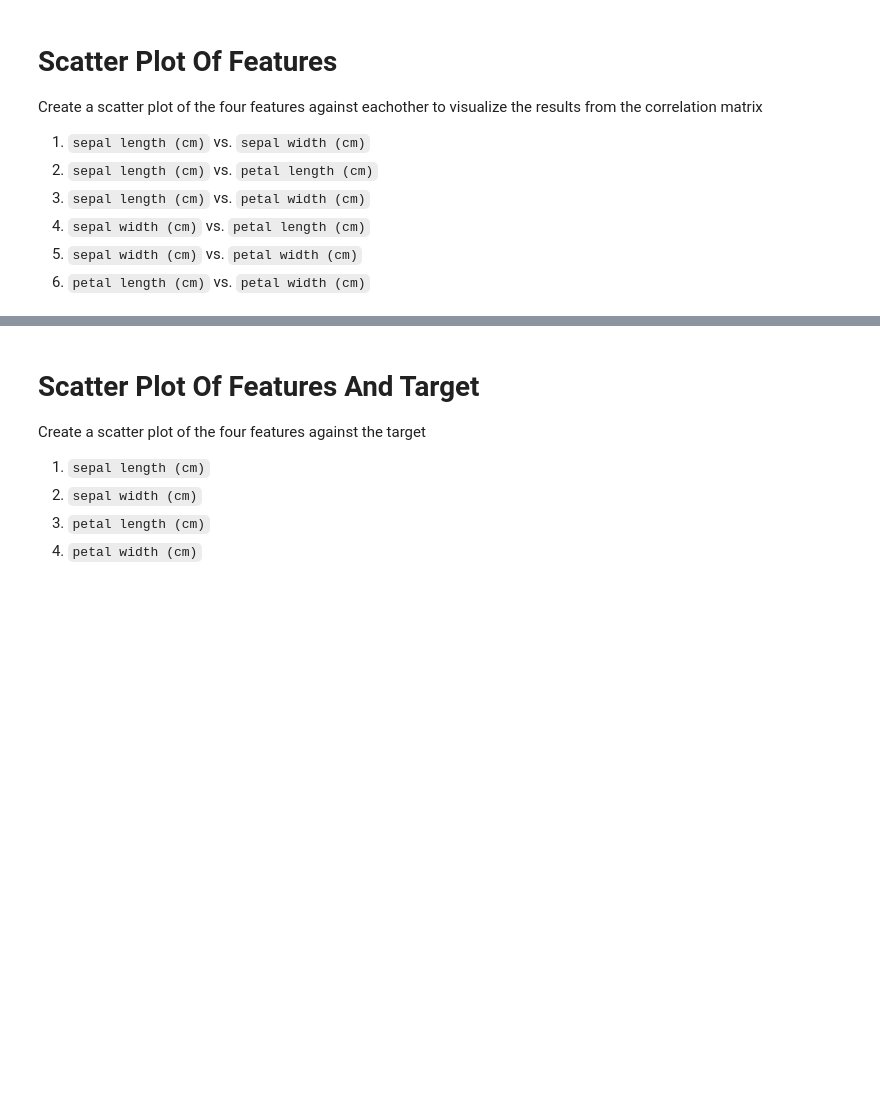
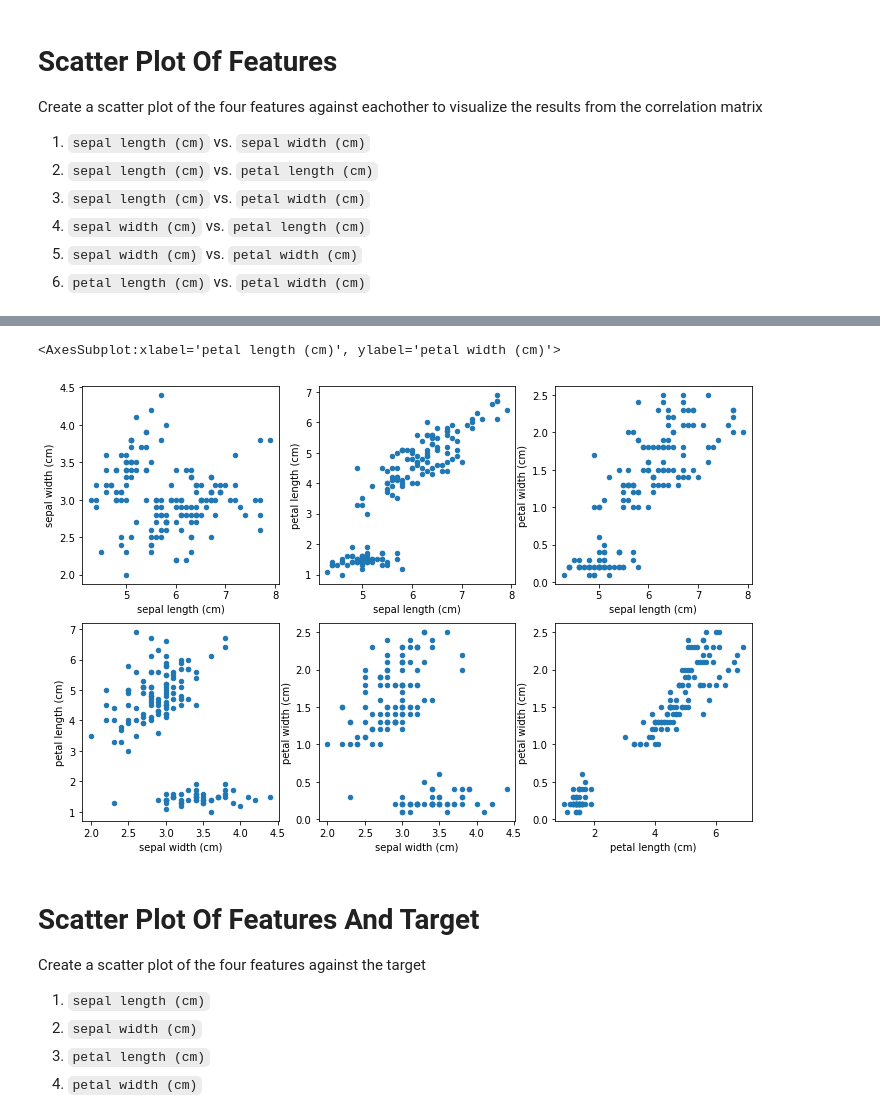
Before and after one commit to williamhyun/nd009t-c1-intro-to-ml-templates, a Jupyter notebook: exploratory-data-analysis/concept4_iris_dataset/starter/04_exercise_starter.ipynb, the cells around one changed output, grey strips where cells are left out. Saved outputs shown, nothing was run; the diff lists cells and outputs as text; code cells hidden in the pictures; blank space fills up the shorter version.

```diff
--- a/exploratory-data-analysis/concept4_iris_dataset/starter/04_exercise_starter.ipynb
+++ b/exploratory-data-analysis/concept4_iris_dataset/starter/04_exercise_starter.ipynb
@@ -63,11 +92,14 @@ Create a scatter plot of the four features against eachother to visualize the re
 # %%
 fig, axes = plt.subplots(nrows=2, ncols=3, figsize=(12, 8))
-df.plot(ax=axes[0,0], ?)
-df.plot(ax=axes[0,1], ?)
-df.plot(ax=axes[0,2], ?)
-df.plot(ax=axes[1,0], ?)
-df.plot(ax=axes[1,1], ?)
-df.plot(ax=axes[1,2], ?)
+df.plot(ax=axes[0,0], kind='scatter', x=0, y=1)
+df.plot(ax=axes[0,1], kind='scatter', x=0, y=2)
+df.plot(ax=axes[0,2], kind='scatter', x=0, y=3)
+df.plot(ax=axes[1,0], kind='scatter', x=1, y=2)
+df.plot(ax=axes[1,1], kind='scatter', x=1, y=3)
+df.plot(ax=axes[1,2], kind='scatter', x=2, y=3)
+# %% [output]
+<AxesSubplot:xlabel='petal length (cm)', ylabel='petal width (cm)'>
+[figure, added]
 # %% [markdown]
 # Scatter Plot Of Features And Target
 Create a scatter plot of the four features against the target
```
Also changed, not shown: parts of 11 cells of this notebook, 3 other files.
